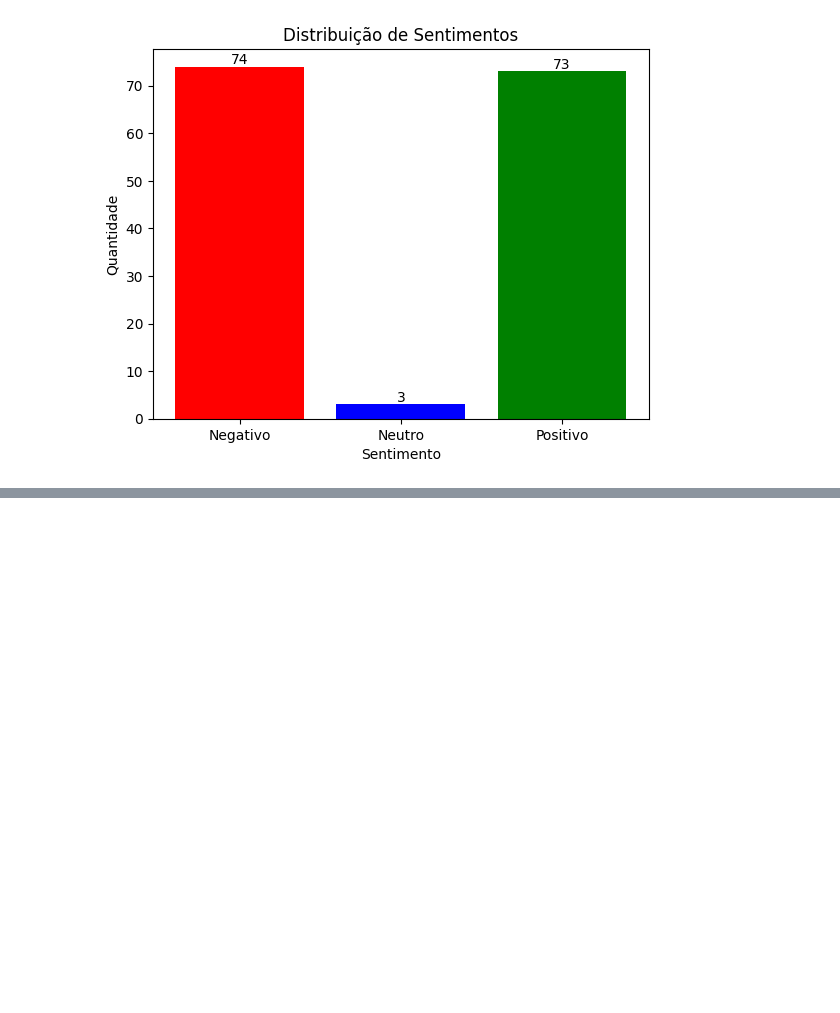
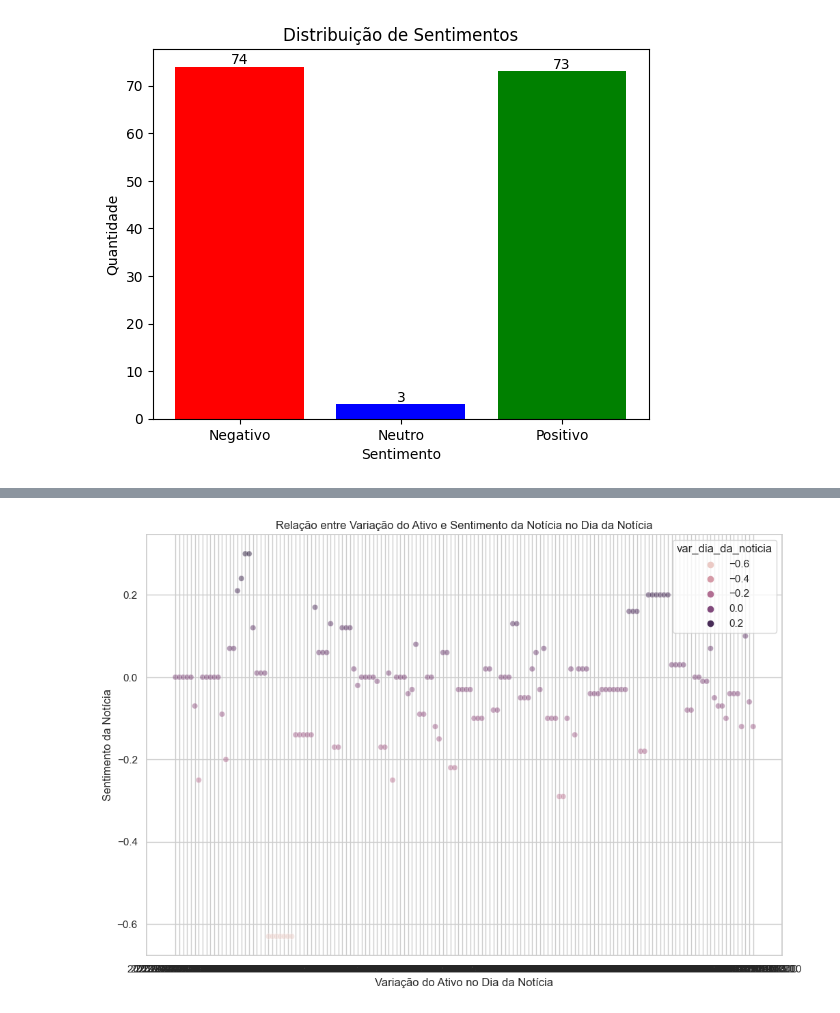
Before and after one commit to staubjoao/analise_sentimentos_financeiro, a Jupyter notebook: analise.ipynb, the cells around one changed output, grey strips where cells are left out. Cells and saved outputs as stored; diff of their text form; code cells hidden in the pictures; blank space fills up the shorter version.

```diff
--- a/analise.ipynb
+++ b/analise.ipynb
@@ -147,0 +172,14 @@ print(dados[['url', 'sent_proc_3_texto']])
+# %%
+sns.set(style="whitegrid")
+
+# Criar um gráfico de dispersão com Seaborn
+plt.figure(figsize=(12, 8))
+sns.scatterplot(y='var_dia_da_noticia', x='data_hora', hue='var_dia_da_noticia', data=dados, alpha=0.5)
+
+plt.xlabel('Variação do Ativo no Dia da Notícia')
+plt.ylabel('Sentimento da Notícia')
+plt.title('Relação entre Variação do Ativo e Sentimento da Notícia no Dia da Notícia')
+
+plt.show()
+# %% [output]
+[figure, added]
```
Also changed, not shown: parts of 6 cells of this notebook, 3 other files.
